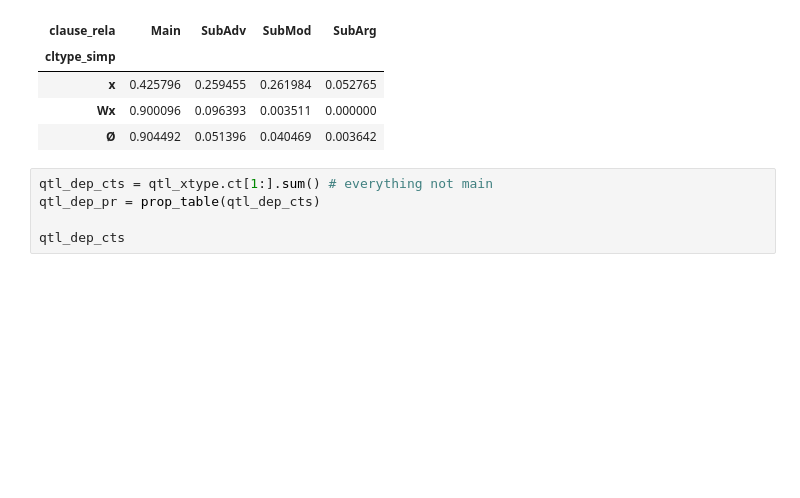
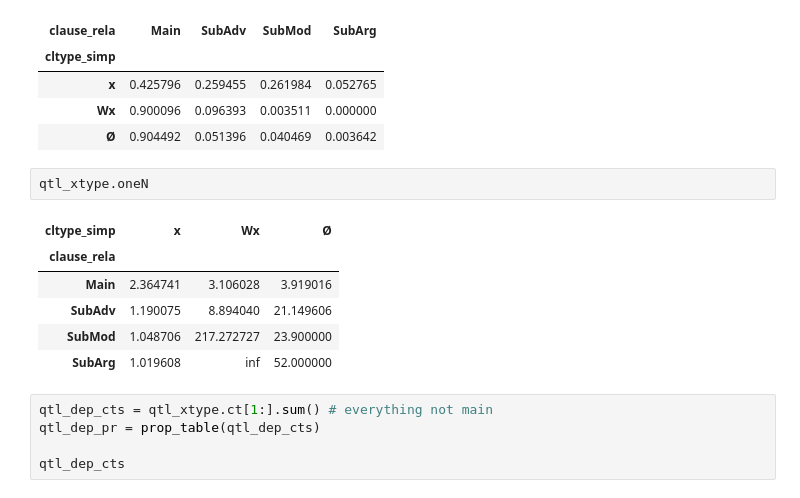
Before and after one commit to CambridgeSemiticsLab/Gesenius_data, a Jupyter notebook: analysis/§106_formal.ipynb, the cells around one changed output. Saved outputs shown, nothing was run; the diff lists cells and outputs as text; blank space fills up the shorter version.

```diff
--- a/analysis/§106_formal.ipynb
+++ b/analysis/§106_formal.ipynb
@@ -619,6 +629,15 @@ qtl_xtype.pr2
 | x | 0.425796 | 0.259455 | 0.261984 | 0.052765 |
 | Wx | 0.900096 | 0.096393 | 0.003511 | 0.000000 |
 | Ø | 0.904492 | 0.051396 | 0.040469 | 0.003642 |
+# %%
+qtl_xtype.oneN
+# %% [output]
+| cltype_simp | x | Wx | Ø |
+| clause_rela |  |  |  |
+| Main | 2.364741 | 3.106028 | 3.919016 |
+| SubAdv | 1.190075 | 8.894040 | 21.149606 |
+| SubMod | 1.048706 | 217.272727 | 23.900000 |
+| SubArg | 1.019608 | inf | 52.000000 |
 # %%
 qtl_dep_cts = qtl_xtype.ct[1:].sum() # everything not main
 qtl_dep_pr = prop_table(qtl_dep_cts)
```
Also changed, not shown: parts of 14 cells of this notebook.
